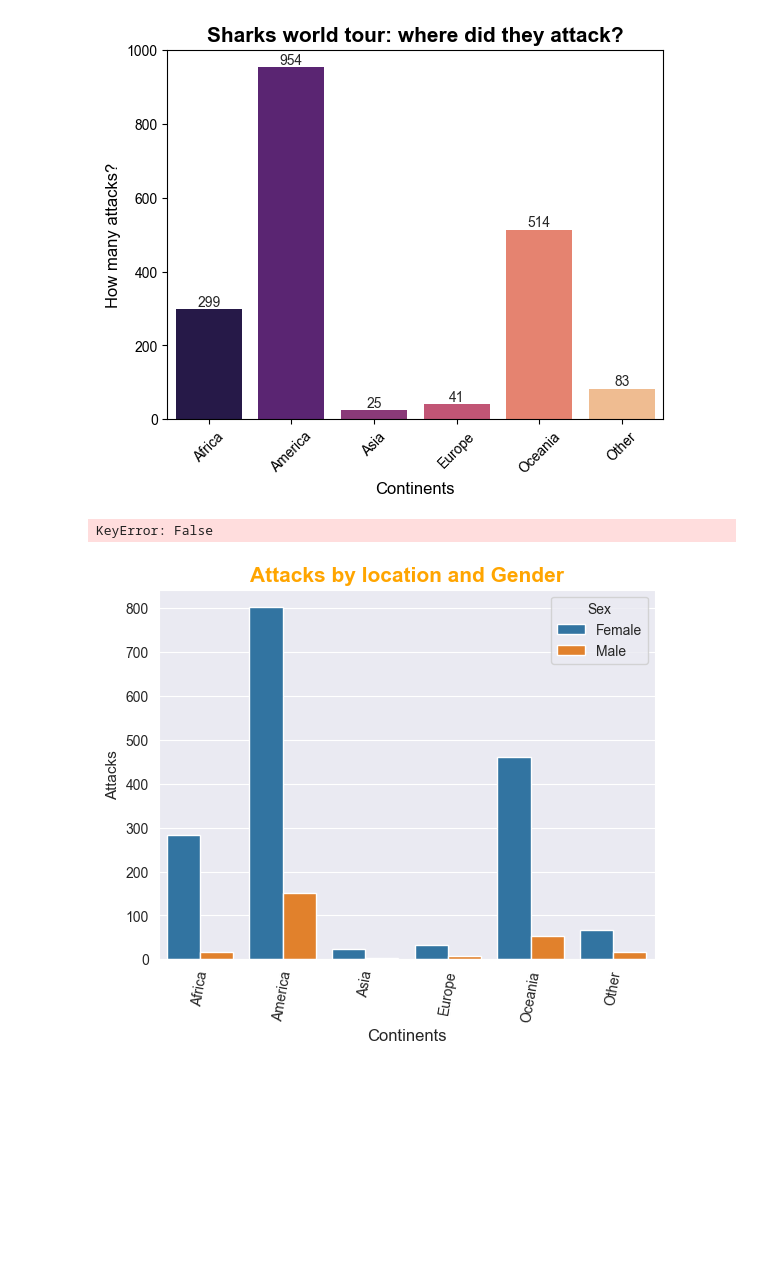
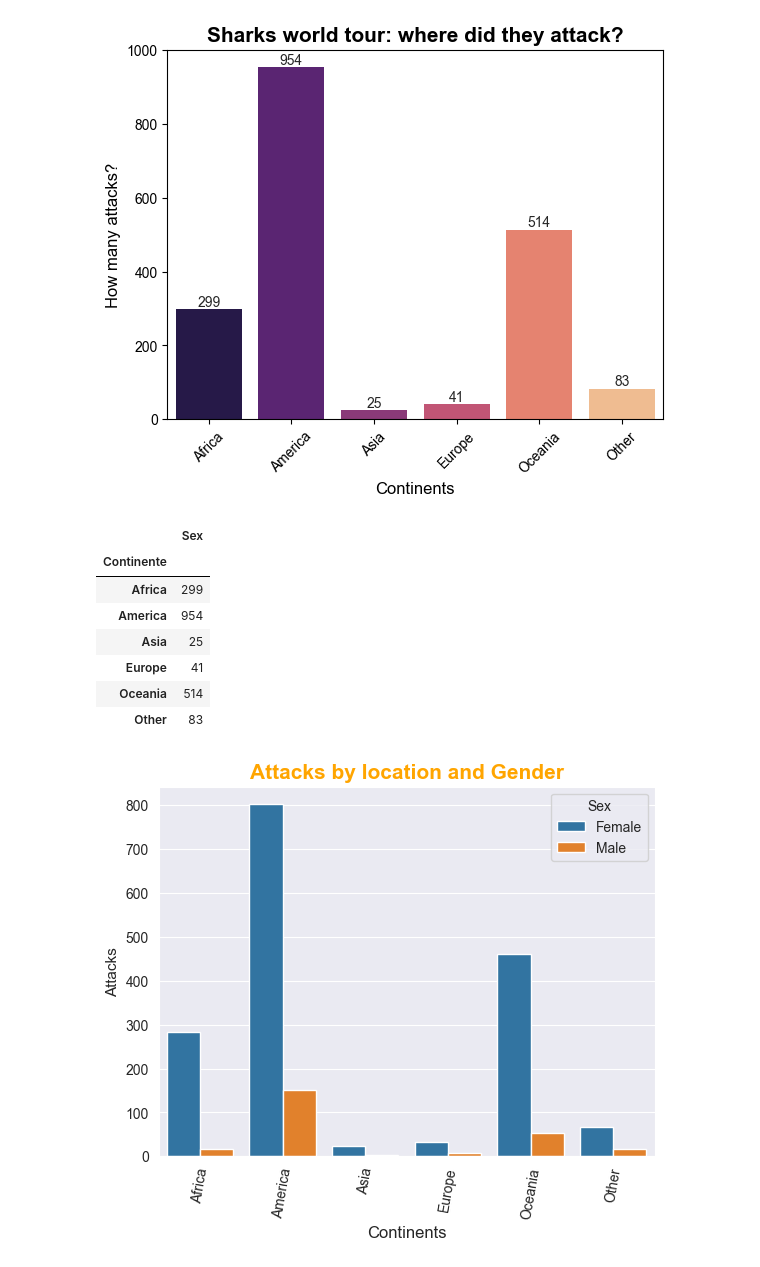
Before and after one commit to aidamouref/Projects, a Jupyter notebook: sharks_attack_FINAL180224.ipynb, the cells around one changed output. Cells and saved outputs as stored; diff of their text form; code cells hidden in the pictures; blank space fills up the shorter version.

```diff
--- a/sharks_attack_FINAL180224.ipynb
+++ b/sharks_attack_FINAL180224.ipynb
@@ -309,10 +309,15 @@ Passing `palette` without assigning `hue` is deprecated and will be removed in v
 [figure]
 # %%
 hip1[["Continente","Sex"]].groupby("Continente").count()
-
-hip1[["Continente","Country"]].groupby("Continente"=="Other").count()
 # %% [output]
-KeyError: False
+|  | Sex |
+| Continente |  |
+| Africa | 299 |
+| America | 954 |
+| Asia | 25 |
+| Europe | 41 |
+| Oceania | 514 |
+| Other | 83 |
 # %%
 #check the attacks by country, split by sex
 graph1b=sns.countplot(x=hip1["Continente"], hue=hip1["Sex"], palette="tab10")
```
Also changed, not shown: parts of 3 cells of this notebook, 5 other files.
